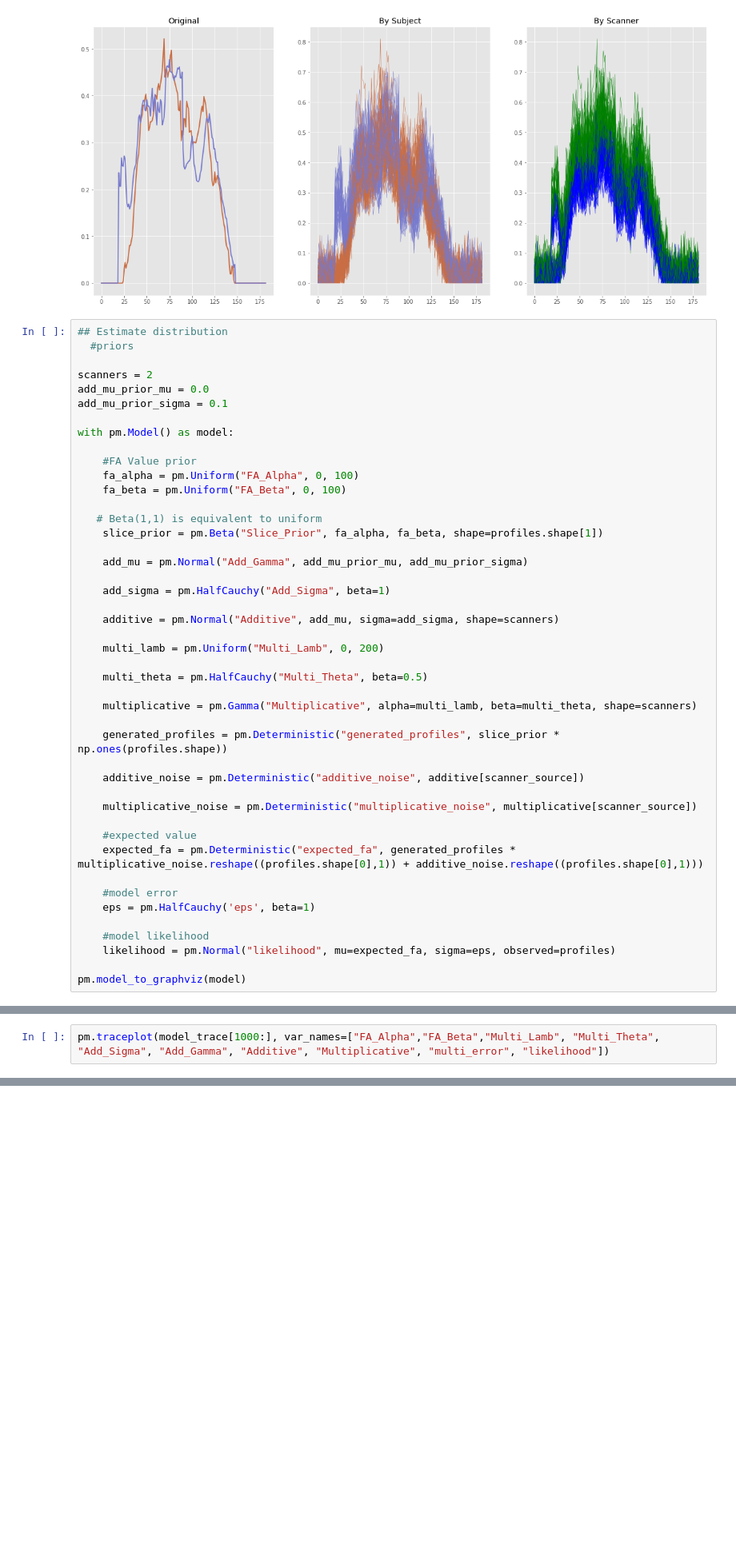
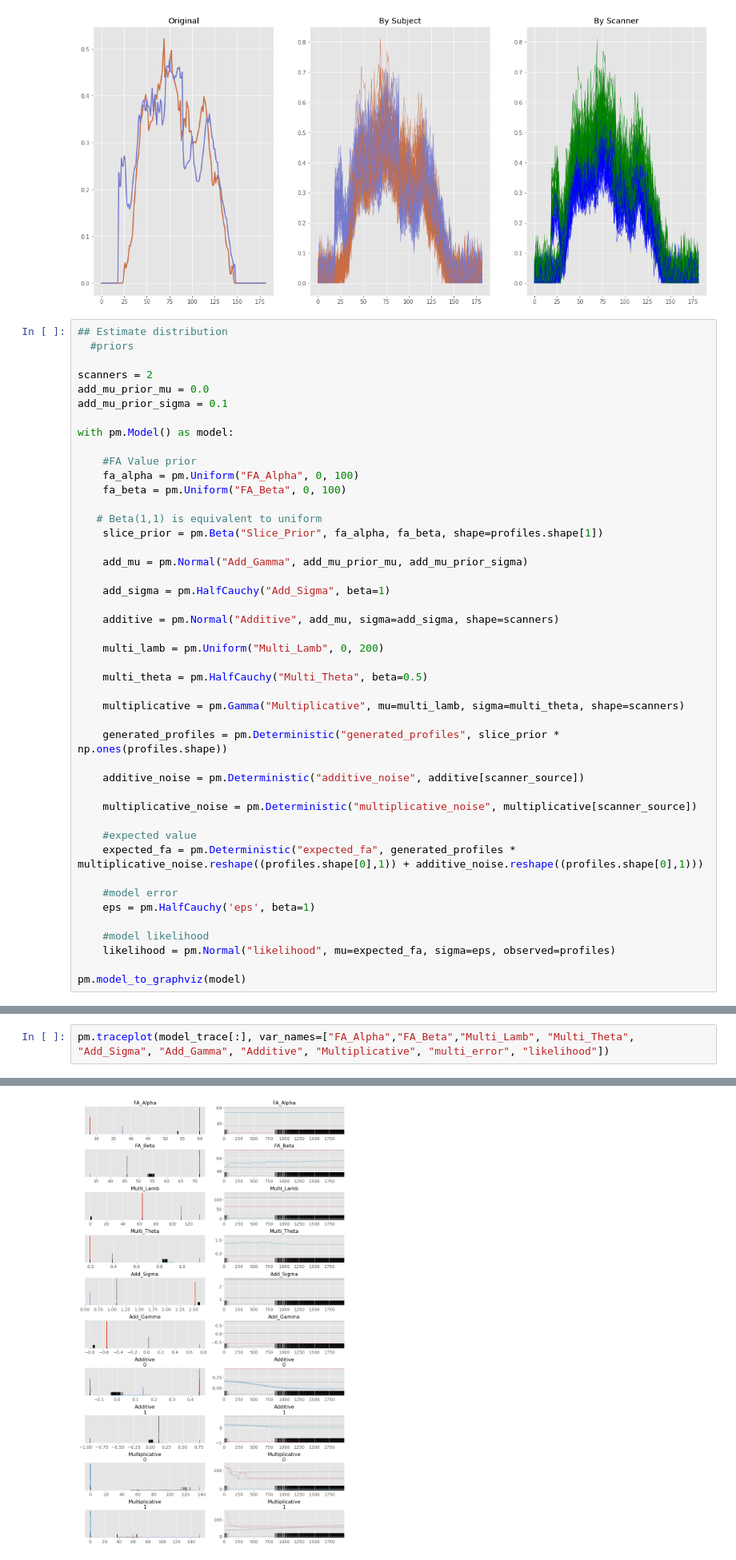
Before and after one commit to rafaceschin/dingo_sim3, a Jupyter notebook: dingo_sim.ipynb, the cells around one changed output, grey strips where cells are left out. Shown at 80% size. Drawn from its saved outputs; the diff is of its cells as text; blank space fills up the shorter version.

Commit message:
Changed prior - new model not converging

```diff
--- a/dingo_sim.ipynb
+++ b/dingo_sim.ipynb
@@ -147,7 +147,7 @@ with pm.Model() as model:
 
     multi_theta = pm.HalfCauchy("Multi_Theta", beta=0.5)
 
-    multiplicative = pm.Gamma("Multiplicative", alpha=multi_lamb, beta=multi_theta, shape=scanners)
+    multiplicative = pm.Gamma("Multiplicative", mu=multi_lamb, sigma=multi_theta, shape=scanners)
 
     generated_profiles = pm.Deterministic("generated_profiles", slice_prior * np.ones(profiles.shape))
 
@@ -177,2 +192,3 @@ Initializing NUTS using jitter+adapt_diag...
 # %%
-pm.traceplot(model_trace[1000:], var_names=["FA_Alpha","FA_Beta","Multi_Lamb", "Multi_Theta", "Add_Sigma", "Add_Gamma", "Additive", "Multiplicative", "multi_error", "likelihood"])
+pm.traceplot(model_trace[:], var_names=["FA_Alpha","FA_Beta","Multi_Lamb", "Multi_Theta", "Add_Sigma", "Add_Gamma", "Additive", "Multiplicative", "multi_error", "likelihood"])
+# %% [output]
@@ -179 +212,2 @@ pm.traceplot(model_trace[1000:], var_names=["FA_Alpha","FA_Beta","Multi_Lamb", "
+[figure, added]
 # %%
```
Also changed, not shown: parts of 3 cells of this notebook.
